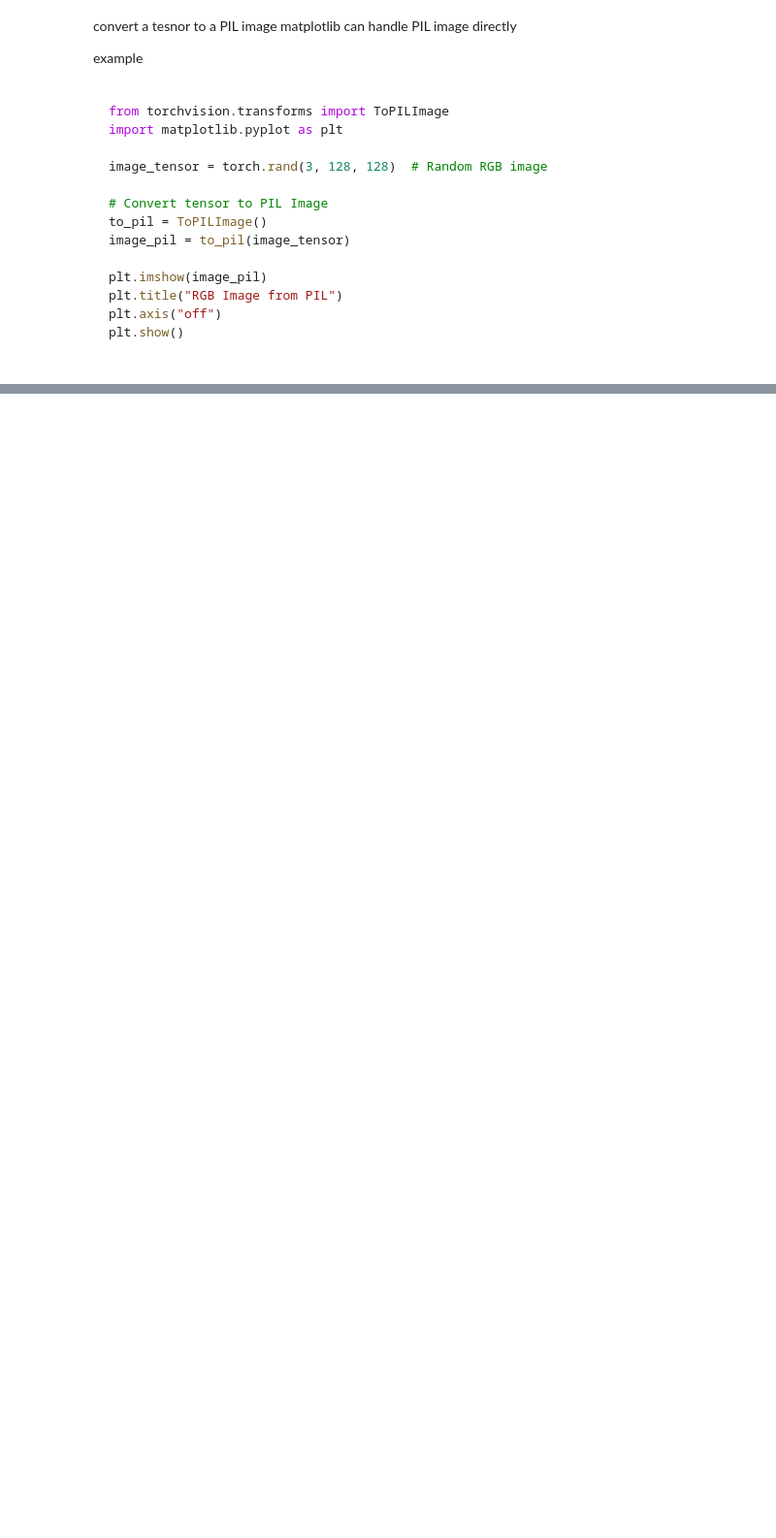
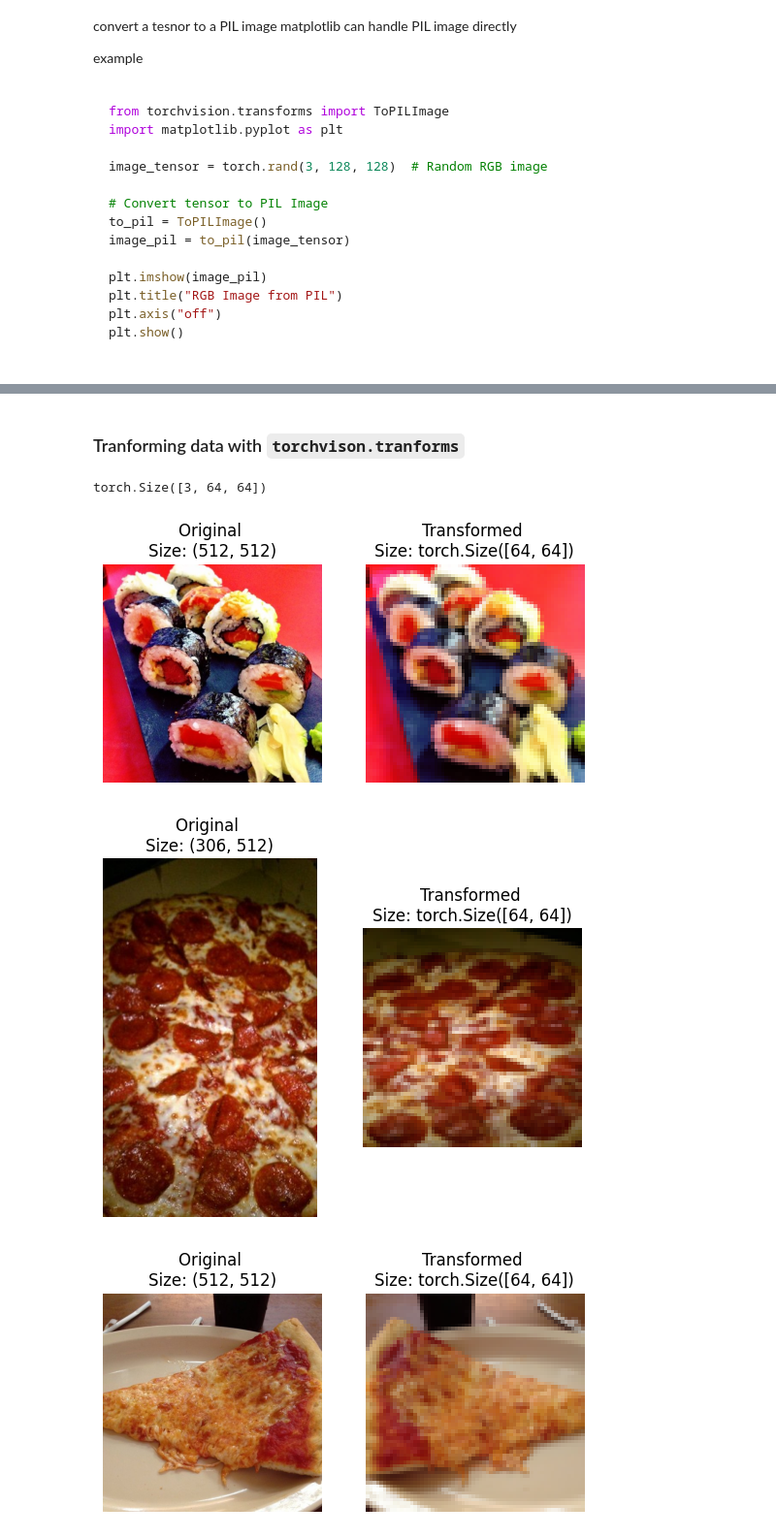
Before and after one commit to lewisnjue/AI, a Jupyter notebook: pytorch_datasets_.ipynb, the cells around one changed output, grey strips where cells are left out. Shown at 97% size. Saved outputs shown, nothing was run; the diff lists cells and outputs as text; code cells hidden in the pictures; blank space fills up the shorter version.

```diff
--- a/pytorch_datasets_.ipynb
+++ b/pytorch_datasets_.ipynb
@@ -320,0 +334,49 @@ plt.show()
+# %% [markdown]
+### Tranforming data with `torchvison.tranforms`
+# %%
+# write a tranofmr forimage
+data_transform = transforms.Compose([
+    # resize the images
+  transforms.Resize((64,64)),
+  #Fip the iamegs randomnly on the horizontal
+  transforms.RandomHorizontalFlip(p=0.5),
+  # turn the image into a torch tensor
+  transforms.ToTensor()
+])# this compine many tranform together
+# %%
+data_transform(img).shape # this is so cool
+# %% [output]
+torch.Size([3, 64, 64])
+# %%
+def plot_transformed_images(image_paths, transform, n=3, seed=42):
+  """
+  Plots a series of random images from image_paths.
+
+  Args
+    image_paths (list): List
+    transform (PyTorch Transforms): Transforms to apply to images.
+    n (int, optional): Number of images to plot. Defaults to 3.
+    seed (int, optional): Random seed for the random generator. Defaults to 42.
+  """
+  if seed:
+    random.seed(seed)
+  random_image_paths = random.sample(image_paths, k=n)
+  for image_path in random_image_paths:
+    with Image.open(image_path) as f:
+      fig, ax = plt.subplots(1,2)
+      ax[0].imshow(f)
+      ax[0].set_title(f"Original \nSize: {f.size}")
+      ax[0].axis("off")
+
+      # Transform and plot image
+      transformed_image = transform(f).unsqueeze(0)
+      ax[1].imshow(transformed_image.squeeze().permute(1, 2, 0))
+      ax[1].set_title(f"Transformed \nSize: {transformed_image.shape[-2:]}")
+      ax[1].axis("off")
+      plt.show()
+# %%
+plot_transformed_images(image_path_list, data_transform, n=3)
+# %% [output]
+[figure, added]
+[figure, added]
+[figure, added]
```
Also changed, not shown: parts of 8 cells of this notebook.
